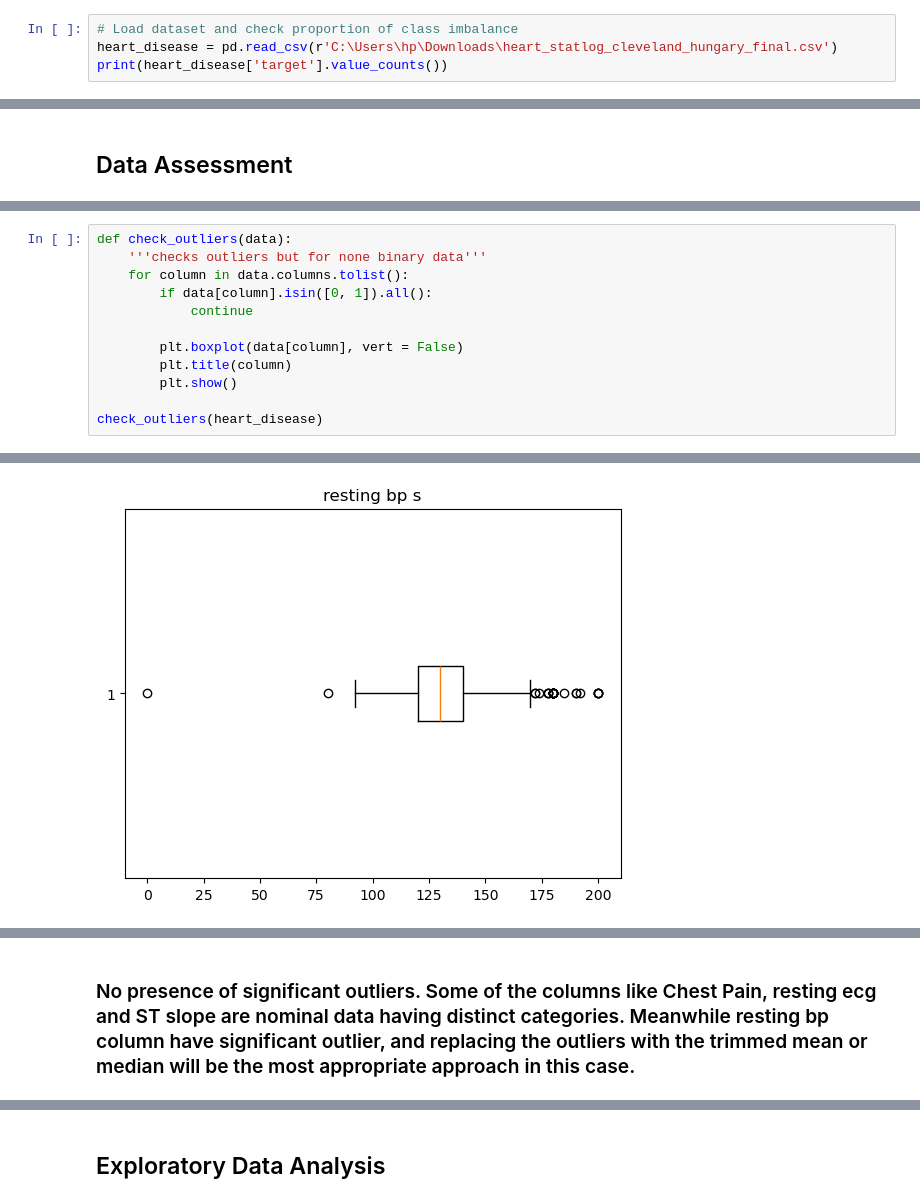
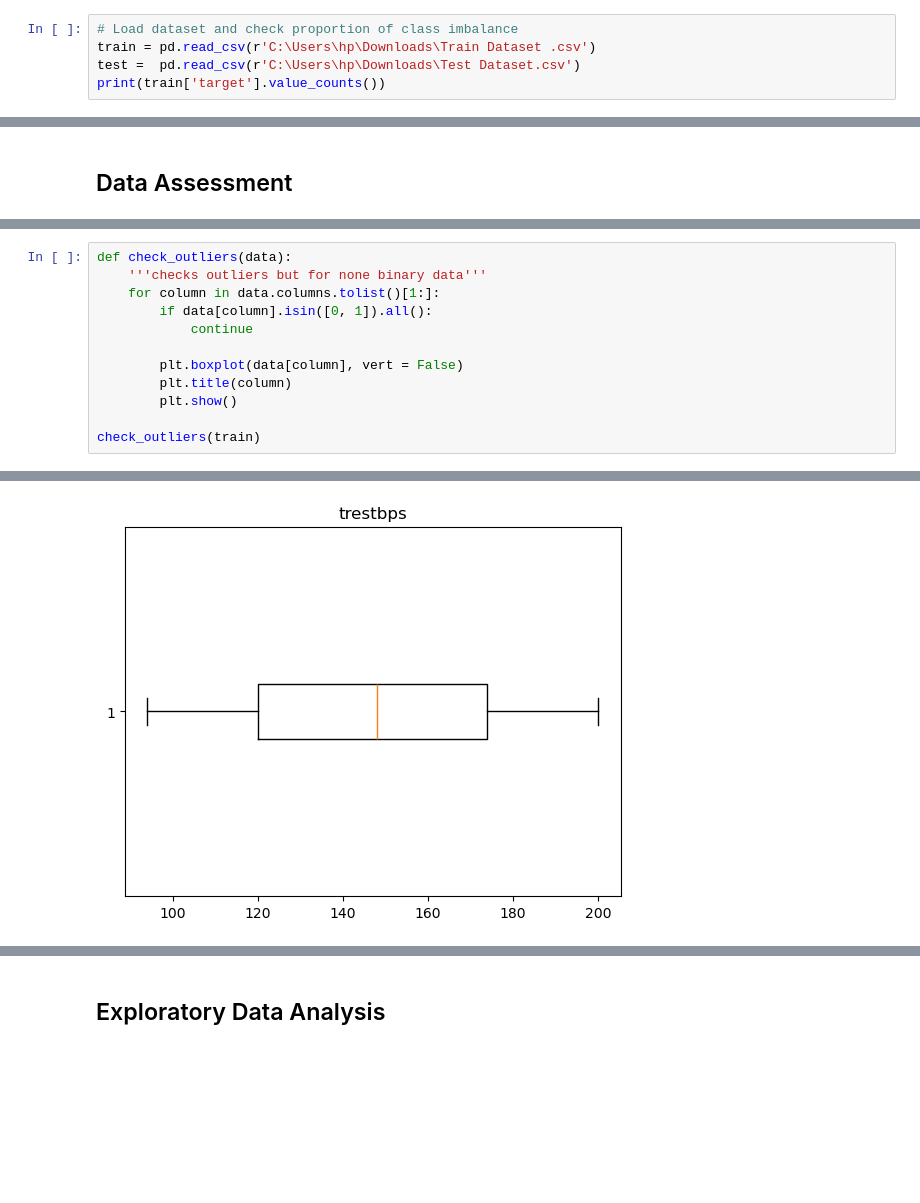
Before and after one commit to victorsomadina/Health-Analysis-Prediction-on-Heart-Diseases, a Jupyter notebook: Heart Disease.ipynb, the cells around one changed output, grey strips where cells are left out. Drawn from its saved outputs; the diff is of its cells as text; blank space fills up the shorter version.

```diff
--- a/Heart Disease.ipynb
+++ b/Heart Disease.ipynb
@@ -17,6 +9,7 @@ warnings.filterwarnings('ignore')
 # %%
 # Load dataset and check proportion of class imbalance
-heart_disease = pd.read_csv(r'C:\Users\hp\Downloads\heart_statlog_cleveland_hungary_final.csv')
-print(heart_disease['target'].value_counts())
+train = pd.read_csv(r'C:\Users\hp\Downloads\Train Dataset .csv')
+test =  pd.read_csv(r'C:\Users\hp\Downloads\Test Dataset.csv')
+print(train['target'].value_counts())
 # %% [output]
 target
@@ -97,7 +109,7 @@ for col in heart_disease.select_dtypes(include = (int, float)):
 # %%
 def check_outliers(data):
     '''checks outliers but for none binary data'''
-    for column in data.columns.tolist():
+    for column in data.columns.tolist()[1:]:
         if data[column].isin([0, 1]).all():
             continue
 
@@ -105,5 +117,5 @@ def check_outliers(data):
         plt.title(column)
         plt.show()
 
-check_outliers(heart_disease)
+check_outliers(train)
 # %% [output]
@@ -112 +124 @@ check_outliers(heart_disease)
-[figure, old version]
+[figure, new version]
@@ -118,2 +131,0 @@ check_outliers(heart_disease)
-# %% [markdown]
-### No presence of significant outliers. Some of the columns like Chest Pain, resting ecg and ST slope are nominal data having distinct categories. Meanwhile resting bp column have significant outlier, and replacing the outliers with the trimmed mean or median will be the most appropriate approach in this case.
```
Also changed, not shown: parts of 19 cells of this notebook.
